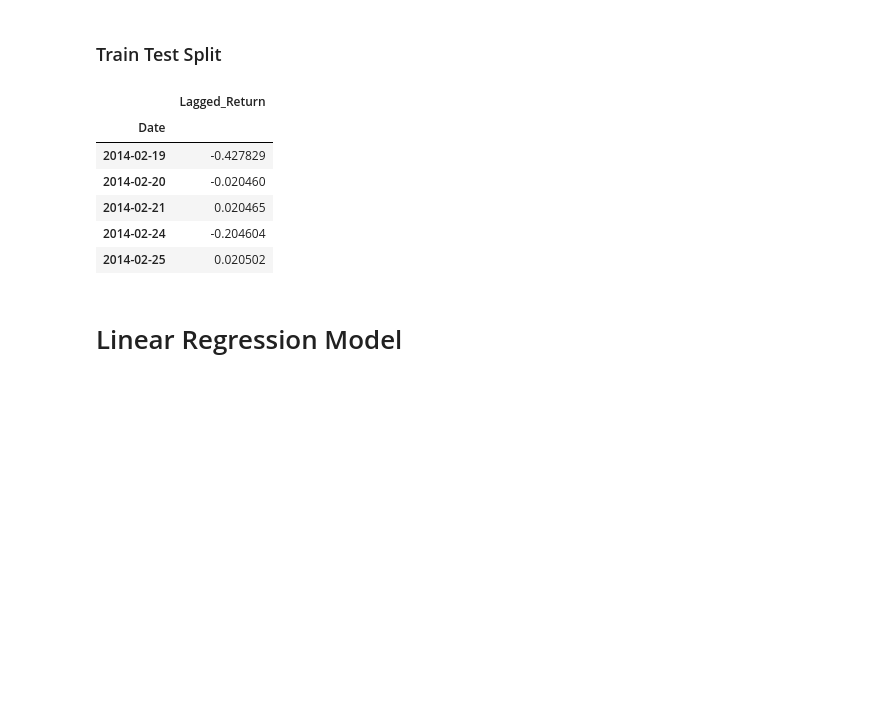
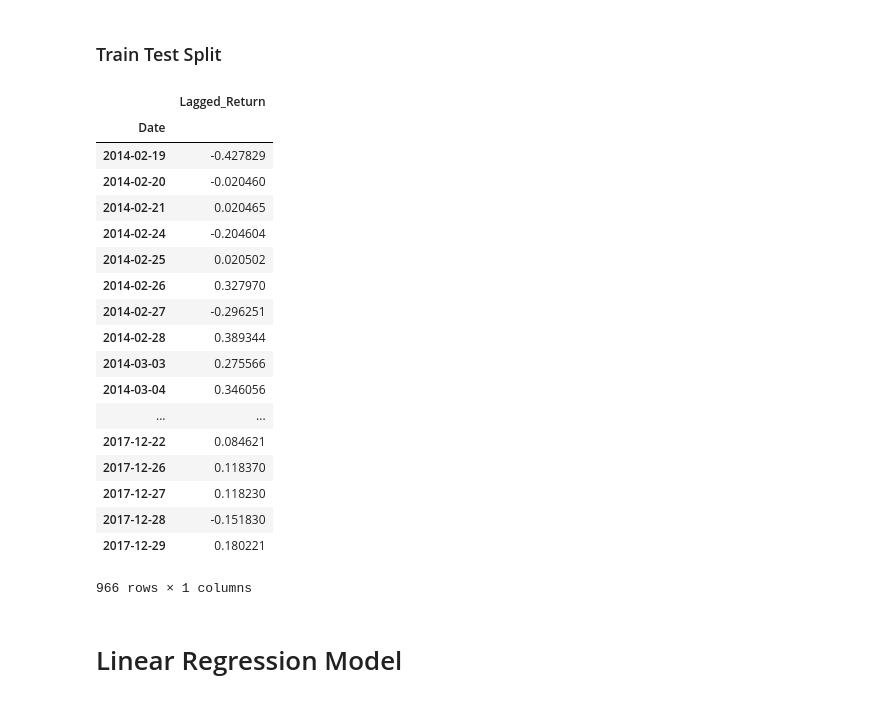
Before and after one commit to rchak007/time_series, a Jupyter notebook: regression_analysis.ipynb, the cells around one changed output. Drawn from its saved outputs; the diff is of its cells as text; code cells hidden in the pictures; blank space fills up the shorter version.

```diff
--- a/regression_analysis.ipynb
+++ b/regression_analysis.ipynb
@@ -108,15 +118,27 @@ X_test = test["Lagged_Return"].to_frame()
 y_train = train["Return"]
 y_test = test["Return"]
 # %%
-X_train.head()
+X_train
 # %% [output]
 |  | Lagged_Return |
 | Date |  |
 | 2014-02-19 | -0.427829 |
 | 2014-02-20 | -0.020460 |
 | 2014-02-21 | 0.020465 |
 | 2014-02-24 | -0.204604 |
 | 2014-02-25 | 0.020502 |
+| 2014-02-26 | 0.327970 |
+| 2014-02-27 | -0.296251 |
+| 2014-02-28 | 0.389344 |
+| 2014-03-03 | 0.275566 |
+| 2014-03-04 | 0.346056 |
+| ... | ... |
+| 2017-12-22 | 0.084621 |
+| 2017-12-26 | 0.118370 |
+| 2017-12-27 | 0.118230 |
+| 2017-12-28 | -0.151830 |
+| 2017-12-29 | 0.180221 |
+966 rows × 1 columns
 # %% [markdown]
 # Linear Regression Model
 # %%
```
Also changed, not shown: parts of 3 cells of this notebook, 2 other files.
